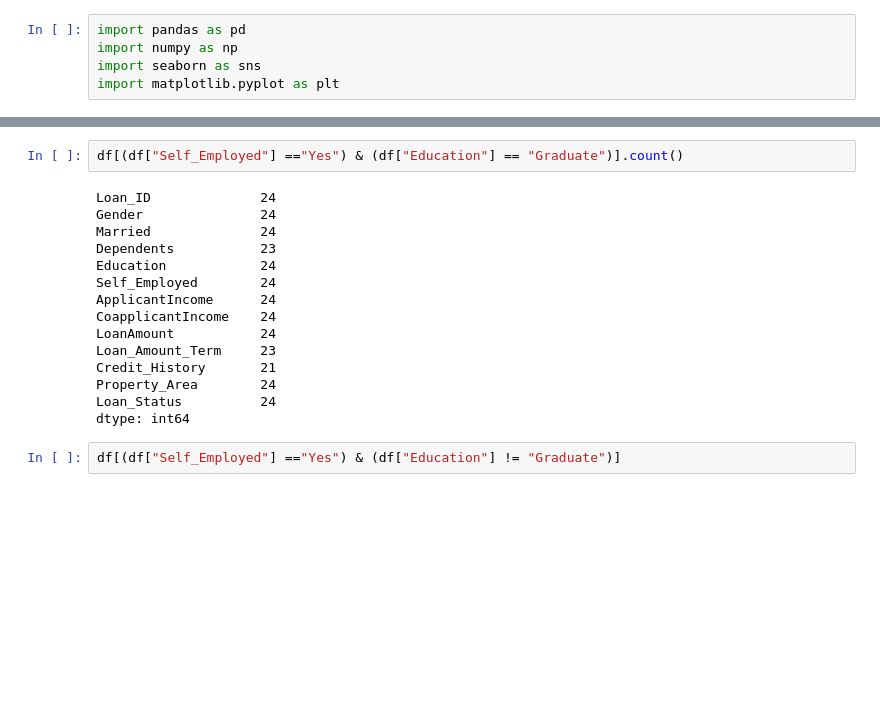
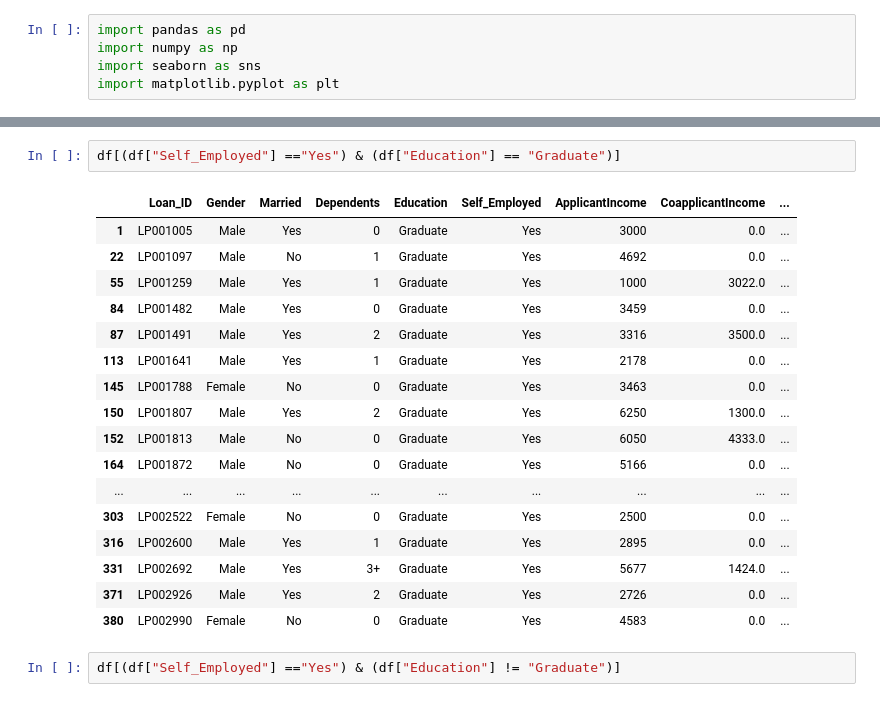
Before and after one commit to MaukanMir/Loan-Status-Classifier, a Jupyter notebook: training.ipynb, the cells around one changed output, grey strips where cells are left out. Saved outputs shown, nothing was run; the diff lists cells and outputs as text; blank space fills up the shorter version.

```diff
--- a/training.ipynb
+++ b/training.ipynb
@@ -21,22 +37,25 @@ df
 | 380 | LP002990 | Female | No | 0 | Graduate | Yes | 4583 | 0.0 | ... |
 381 rows × 13 columns
 # %%
-df[(df["Self_Employed"] =="Yes") & (df["Education"] == "Graduate")].count()
+df[(df["Self_Employed"] =="Yes") & (df["Education"] == "Graduate")]
 # %% [output]
-Loan_ID              24
-Gender               24
-Married              24
-Dependents           23
-Education            24
-Self_Employed        24
-ApplicantIncome      24
-CoapplicantIncome    24
-LoanAmount           24
-Loan_Amount_Term     23
-Credit_History       21
-Property_Area        24
-Loan_Status          24
-dtype: int64
+|  | Loan_ID | Gender | Married | Dependents | Education | Self_Employed | ApplicantIncome | CoapplicantIncome | ... |
+| 1 | LP001005 | Male | Yes | 0 | Graduate | Yes | 3000 | 0.0 | ... |
+| 22 | LP001097 | Male | No | 1 | Graduate | Yes | 4692 | 0.0 | ... |
+| 55 | LP001259 | Male | Yes | 1 | Graduate | Yes | 1000 | 3022.0 | ... |
+| 84 | LP001482 | Male | Yes | 0 | Graduate | Yes | 3459 | 0.0 | ... |
+| 87 | LP001491 | Male | Yes | 2 | Graduate | Yes | 3316 | 3500.0 | ... |
+| 113 | LP001641 | Male | Yes | 1 | Graduate | Yes | 2178 | 0.0 | ... |
+| 145 | LP001788 | Female | No | 0 | Graduate | Yes | 3463 | 0.0 | ... |
+| 150 | LP001807 | Male | Yes | 2 | Graduate | Yes | 6250 | 1300.0 | ... |
+| 152 | LP001813 | Male | No | 0 | Graduate | Yes | 6050 | 4333.0 | ... |
+| 164 | LP001872 | Male | No | 0 | Graduate | Yes | 5166 | 0.0 | ... |
+| ... | ... | ... | ... | ... | ... | ... | ... | ... | ... |
+| 303 | LP002522 | Female | No | 0 | Graduate | Yes | 2500 | 0.0 | ... |
+| 316 | LP002600 | Male | Yes | 1 | Graduate | Yes | 2895 | 0.0 | ... |
+| 331 | LP002692 | Male | Yes | 3+ | Graduate | Yes | 5677 | 1424.0 | ... |
+| 371 | LP002926 | Male | Yes | 2 | Graduate | Yes | 2726 | 0.0 | ... |
+| 380 | LP002990 | Female | No | 0 | Graduate | Yes | 4583 | 0.0 | ... |
 # %%
 df[(df["Self_Employed"] =="Yes") & (df["Education"] != "Graduate")]
 # %% [output]
```
Also changed, not shown: parts of 3 cells of this notebook.
